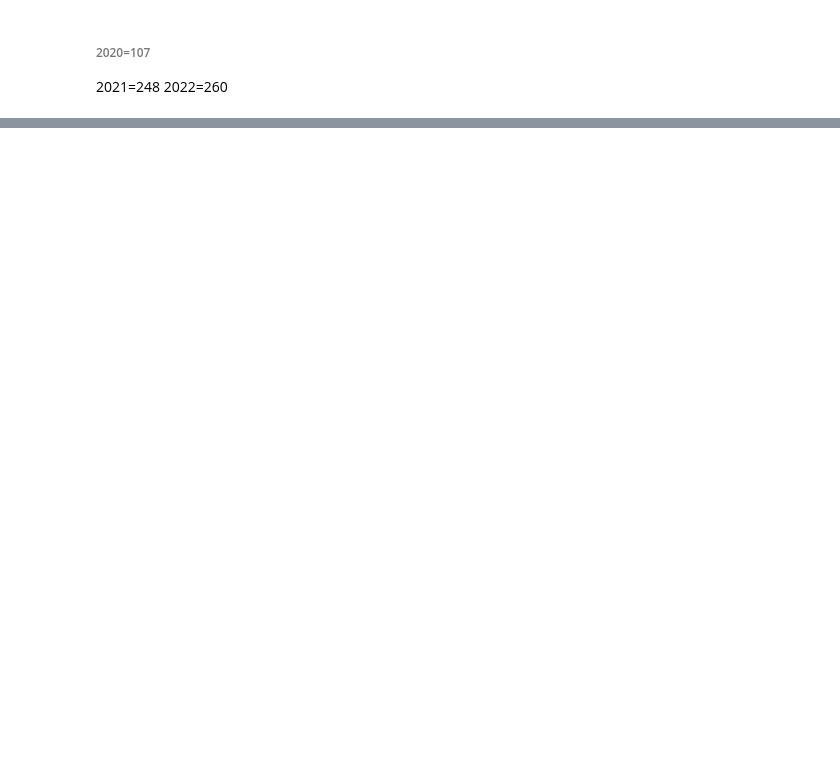
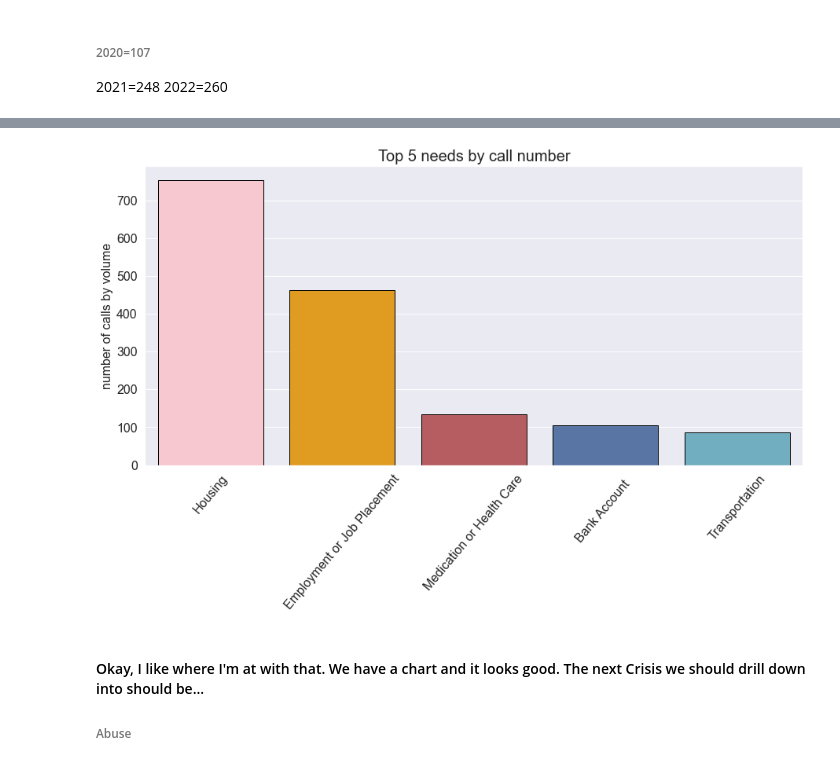
Before and after one commit to NSS-Data-Analytics-Cohort-6/fcs-crisis-data-campers, a Jupyter notebook: notebook/CD_DC-Ulitimate_Crisis.ipynb, the cells around one changed output, grey strips where cells are left out. Drawn from its saved outputs; the diff is of its cells as text; code cells hidden in the pictures; blank space fills up the shorter version.

Commit message:
Added charts for both fiscal and abuse data

```diff
--- a/notebook/CD_DC-Ulitimate_Crisis.ipynb
+++ b/notebook/CD_DC-Ulitimate_Crisis.ipynb
@@ -180,0 +536,13 @@ mental_health_df.head()
+# %%
+#I have continued to add to this list as problems developed later down the line.
+Cri['CRISIS Issues - Financial/Basic Needs'] = Cri['CRISIS Issues - Financial/Basic Needs'].str.replace('(temporary)','')
+Cri['CRISIS Issues - Financial/Basic Needs'] = Cri['CRISIS Issues - Financial/Basic Needs'].str.replace('(permanent)','')
+Cri['CRISIS Issues - Financial/Basic Needs'] = Cri['CRISIS Issues - Financial/Basic Needs'].str.replace(r' ; \w+','')
+Cri['CRISIS Issues - Financial/Basic Needs'] = Cri['CRISIS Issues - Financial/Basic Needs'].str.replace('overdraft or other issues','')
+Cri['CRISIS Issues - Financial/Basic Needs'] = Cri['CRISIS Issues - Financial/Basic Needs'].str.replace(r'\(\)','')
+Cri['CRISIS Issues - Financial/Basic Needs'] = Cri['CRISIS Issues - Financial/Basic Needs'].str.replace('/',' or ')
+Cri['CRISIS Issues - Financial/Basic Needs'] = Cri['CRISIS Issues - Financial/Basic Needs'].str.replace('Housing ','Housing')
+Cri['CRISIS Issues - Financial/Basic Needs'] = Cri['CRISIS Issues - Financial/Basic Needs'].str.replace('Housing; Housing','Housing')
+
+per_fin=Cri['CRISIS Issues - Financial/Basic Needs'].value_counts()#normalize=True).mul(100).round(1).astype(str) + '%'
+per_fin
@@ -180,0 +620,5 @@ mental_health_df.head()
+# %%
+per_fin=pd.DataFrame(per_fin)
+per_fin.reset_index(inplace=True)
+per_fin = per_fin.rename(columns = {'index':"Need", 'CRISIS Issues - Financial/Basic Needs':"Num_of_calls"})
+print(per_fin)
@@ -180,0 +643,15 @@ mental_health_df.head()
+# %%
+sns.set_theme(style="darkgrid")
+sns.set(font_scale=1)
+sns.barplot(x="Need", y="Num_of_calls", data=per_fin.head(5), palette=['pink','orange','r','b','c','m','g'], edgecolor='black')
+plt.title('Top 5 needs by call number', fontsize=20)
+plt.xticks(rotation=50, fontsize=16)
+plt.xlabel('', fontsize=0)
+plt.ylabel('number of calls by volume', fontsize=16)
+plt.yticks(fontsize=16)
+plt.gcf().set_size_inches(15,7)
+# %% [output]
+[figure, added]
+# %% [markdown]
+#### Okay, I like where I'm at with that. We have a chart and it looks good. The next Crisis we should drill down into should be...
+###### Abuse
```
Also changed, not shown: parts of 72 cells of this notebook.
